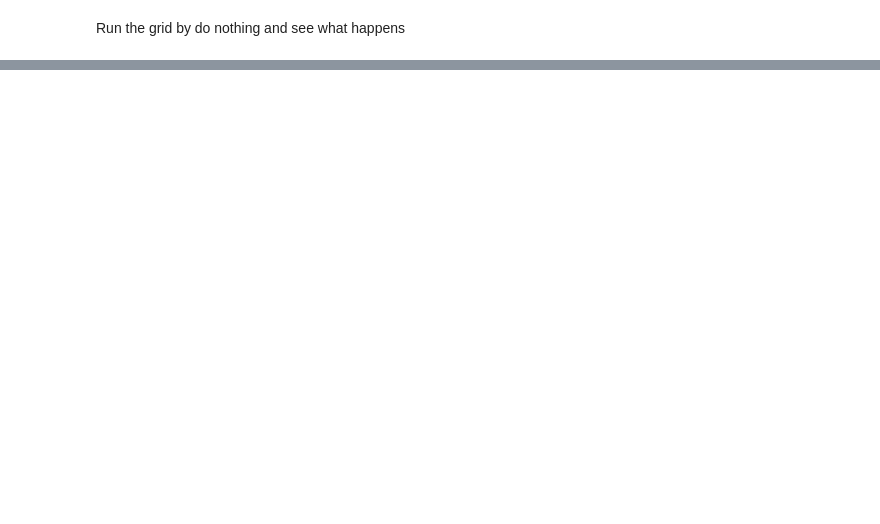
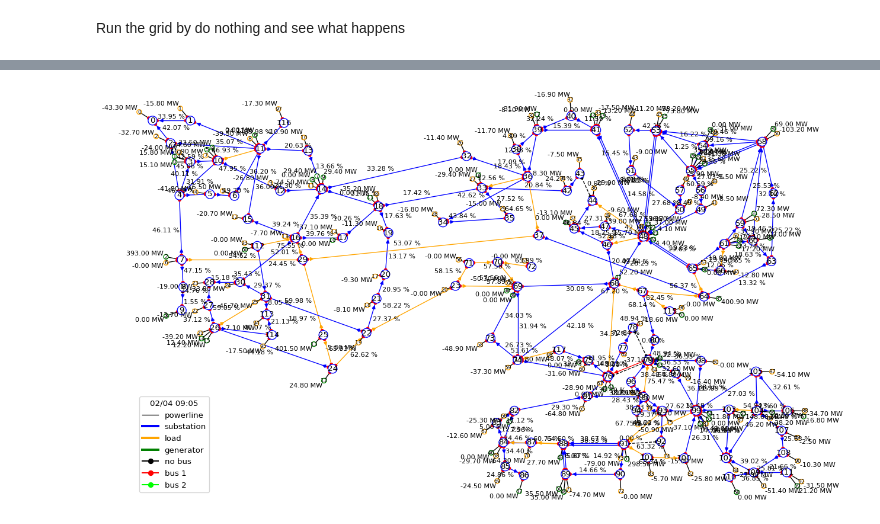
Before and after one commit to AlexTo/L2RPN, a Jupyter notebook: notebooks/misc.ipynb, the cells around one changed output, grey strips where cells are left out. Cells and saved outputs as stored; diff of their text form; code cells hidden in the pictures; blank space fills up the shorter version.

```diff
--- a/notebooks/misc.ipynb
+++ b/notebooks/misc.ipynb
@@ -207,0 +62,3 @@ tensor([[2.5946e-01, 1.0000e+01, 8.6356e-01, 9.7282e-01, 7.8723e-01],
+# %%
+connect_17 = action_space.reconnect_powerline(line_id=17, bus_or=1, bus_ex=1)
+print(connect_17)
@@ -207,0 +75,6 @@ tensor([[2.5946e-01, 1.0000e+01, 8.6356e-01, 9.7282e-01, 7.8723e-01],
+# %%
+obs, reward, done, info = obs.simulate(connect_17)
+# %%
+plot_helper.plot_obs(obs)
+# %% [output]
+[figure, added]
```
Also changed, not shown: parts of 53 cells of this notebook, 1 other file.
